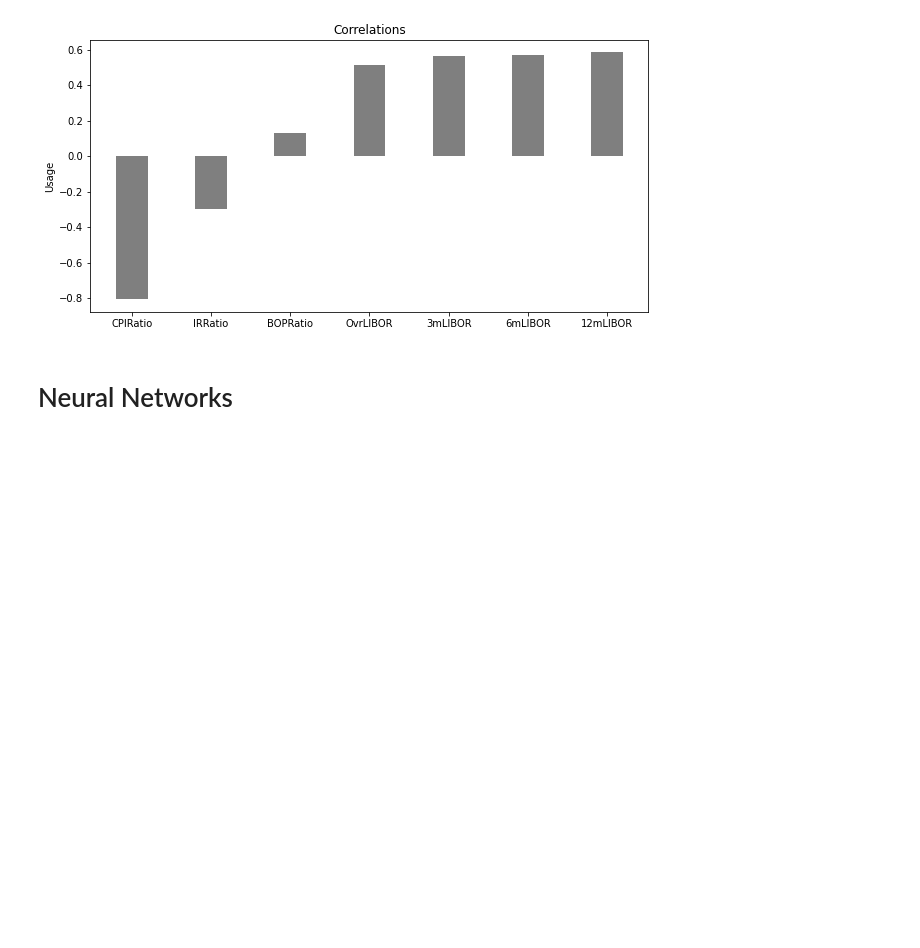
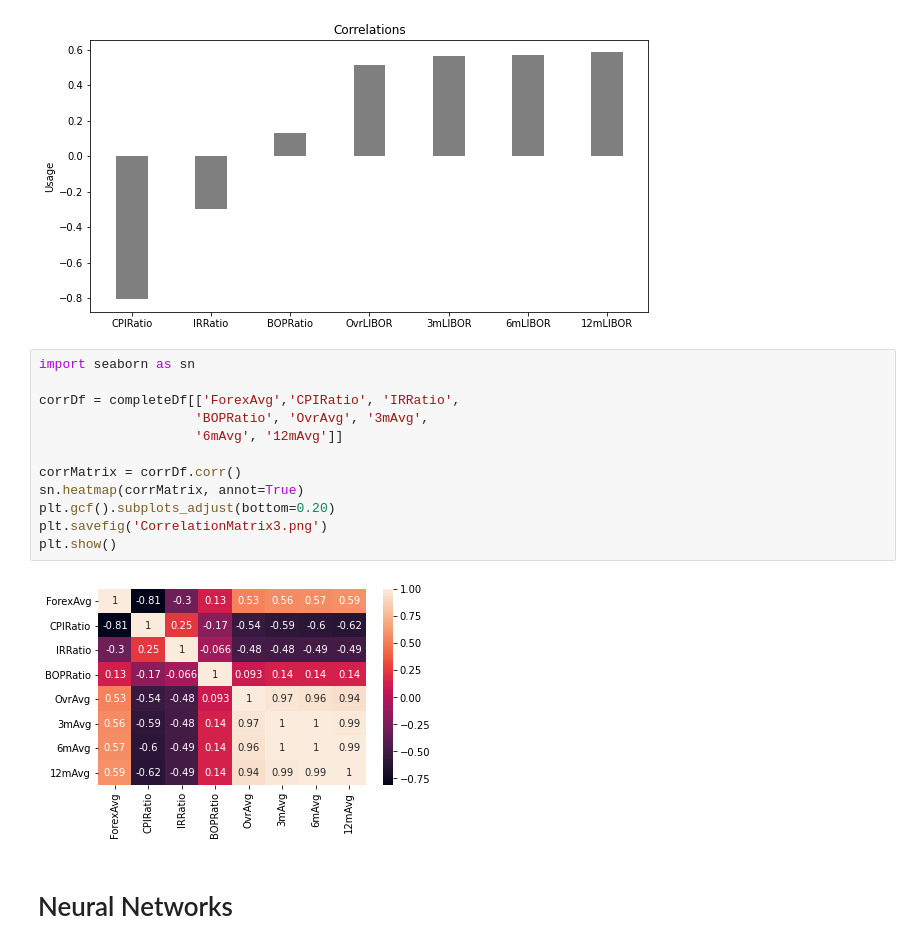
Before and after one commit to robLaing2/Forex_ANN_Forecasting, a Jupyter notebook: ForexAnnEnvironment.ipynb, the cells around one changed output. Saved outputs shown, nothing was run; the diff lists cells and outputs as text; blank space fills up the shorter version.

Commit message:
Added more graph outputs

```diff
--- a/ForexAnnEnvironment.ipynb
+++ b/ForexAnnEnvironment.ipynb
@@ -544,6 +544,20 @@ plt.title('Correlations')
 plt.show()
 # %% [output]
 [figure]
+# %%
+import seaborn as sn
+
+corrDf = completeDf[['ForexAvg','CPIRatio', 'IRRatio',
+                    'BOPRatio', 'OvrAvg', '3mAvg',
+                    '6mAvg', '12mAvg']]
+
+corrMatrix = corrDf.corr()
+sn.heatmap(corrMatrix, annot=True)
+plt.gcf().subplots_adjust(bottom=0.20)
+plt.savefig('CorrelationMatrix3.png')
+plt.show()
+# %% [output]
+[figure, added]
 # %% [markdown]
 # Neural Networks
 # %% [markdown]
```
Also changed, not shown: parts of 15 cells of this notebook.
